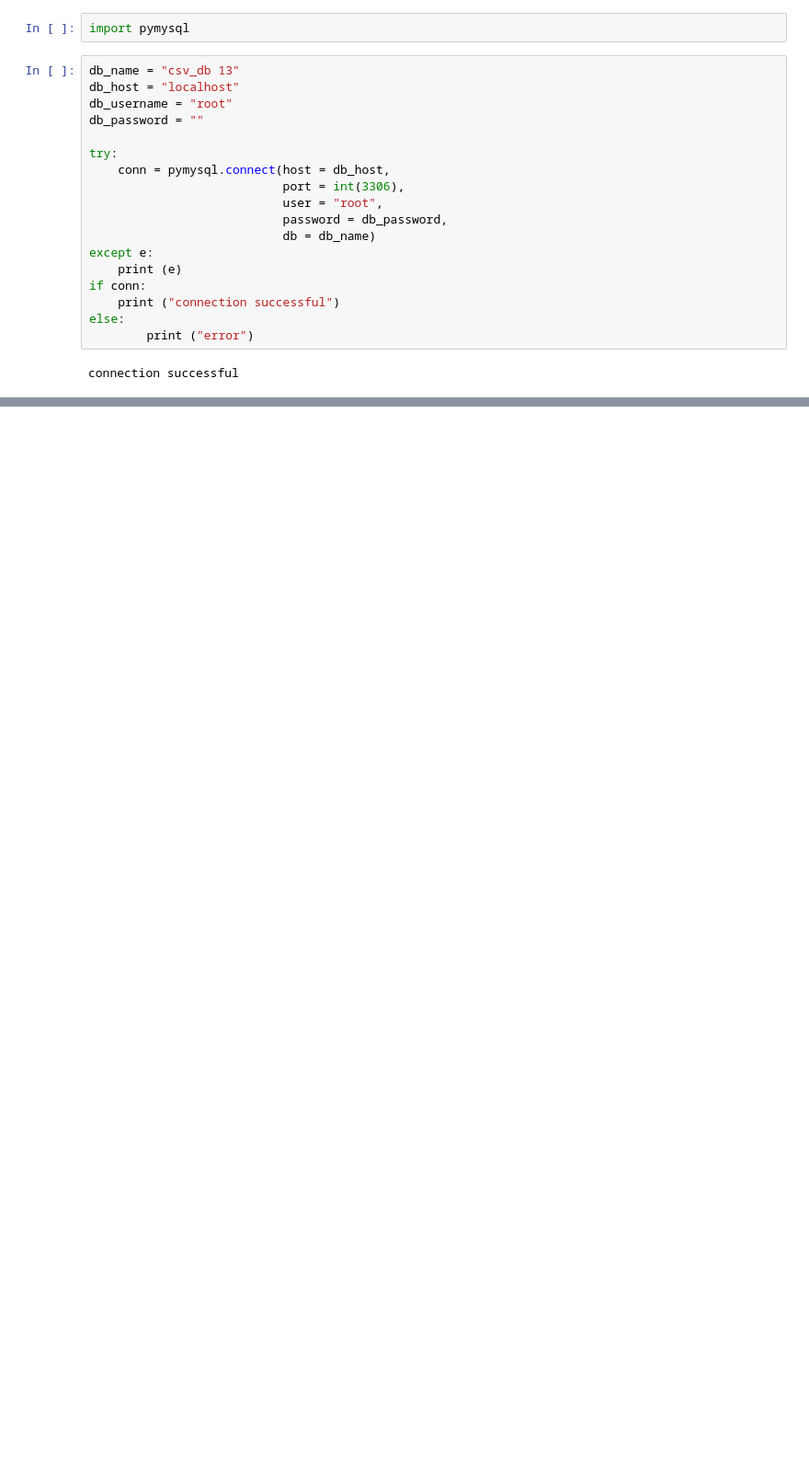
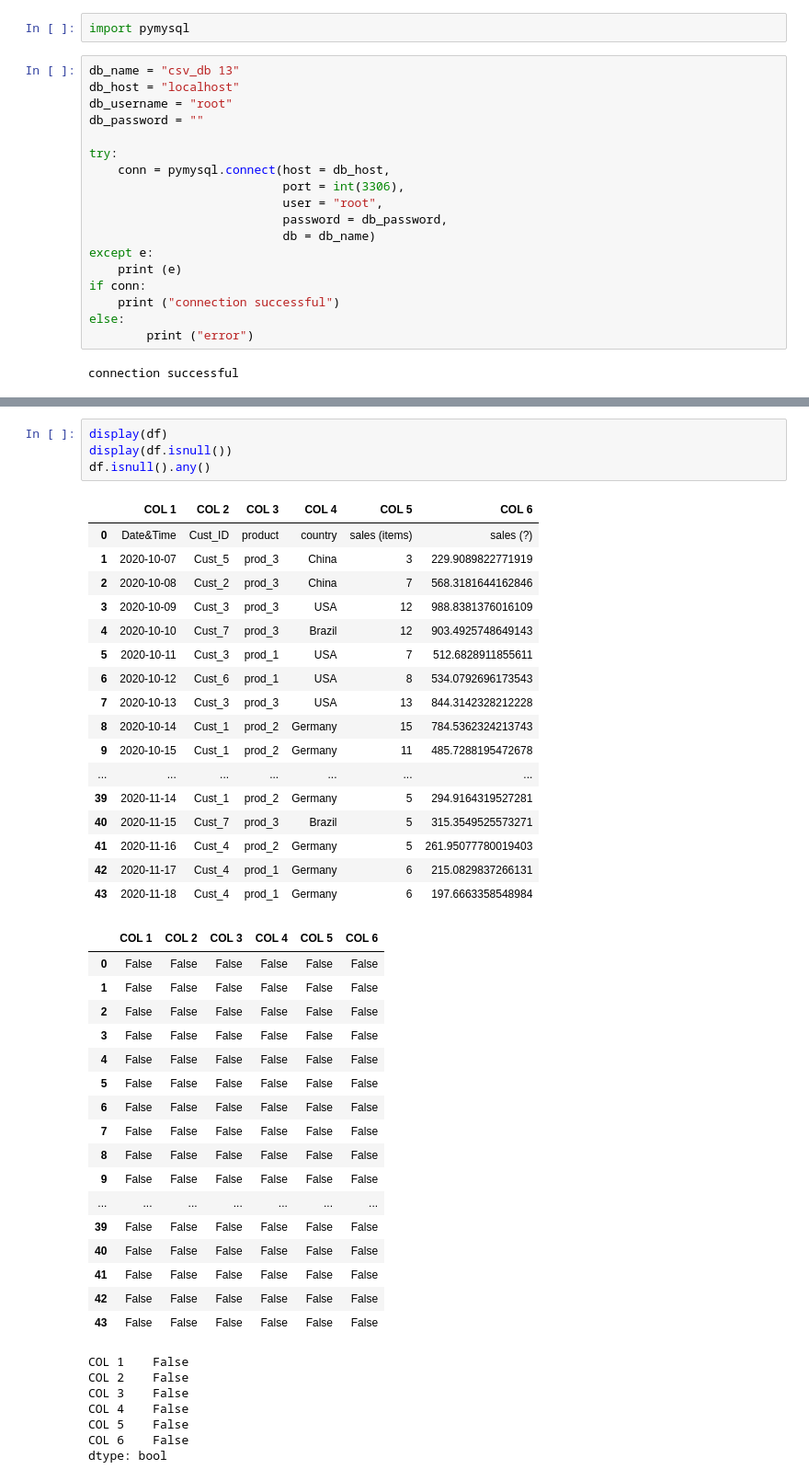
Before and after one commit to veniapputrii/Beginner, a Jupyter notebook: Accessing data to Visualization.ipynb, the cells around one changed output, grey strips where cells are left out. Shown at 92% size. Cells and saved outputs as stored; diff of their text form; blank space fills up the shorter version.

```diff
--- a/Accessing data to Visualization.ipynb
+++ b/Accessing data to Visualization.ipynb
@@ -90,0 +114,46 @@ df
+# %%
+display(df)
+display(df.isnull())
+df.isnull().any()
+# %% [output]
+|  | COL 1 | COL 2 | COL 3 | COL 4 | COL 5 | COL 6 |
+| 0 | Date&Time | Cust_ID | product | country | sales (items) | sales (?) |
+| 1 | 2020-10-07 | Cust_5 | prod_3 | China | 3 | 229.9089822771919 |
+| 2 | 2020-10-08 | Cust_2 | prod_3 | China | 7 | 568.3181644162846 |
+| 3 | 2020-10-09 | Cust_3 | prod_3 | USA | 12 | 988.8381376016109 |
+| 4 | 2020-10-10 | Cust_7 | prod_3 | Brazil | 12 | 903.4925748649143 |
+| 5 | 2020-10-11 | Cust_3 | prod_1 | USA | 7 | 512.6828911855611 |
+| 6 | 2020-10-12 | Cust_6 | prod_1 | USA | 8 | 534.0792696173543 |
+| 7 | 2020-10-13 | Cust_3 | prod_3 | USA | 13 | 844.3142328212228 |
+| 8 | 2020-10-14 | Cust_1 | prod_2 | Germany | 15 | 784.5362324213743 |
+| 9 | 2020-10-15 | Cust_1 | prod_2 | Germany | 11 | 485.7288195472678 |
+| ... | ... | ... | ... | ... | ... | ... |
+| 39 | 2020-11-14 | Cust_1 | prod_2 | Germany | 5 | 294.9164319527281 |
+| 40 | 2020-11-15 | Cust_7 | prod_3 | Brazil | 5 | 315.3549525573271 |
+| 41 | 2020-11-16 | Cust_4 | prod_2 | Germany | 5 | 261.95077780019403 |
+| 42 | 2020-11-17 | Cust_4 | prod_1 | Germany | 6 | 215.0829837266131 |
+| 43 | 2020-11-18 | Cust_4 | prod_1 | Germany | 6 | 197.6663358548984 |
+|  | COL 1 | COL 2 | COL 3 | COL 4 | COL 5 | COL 6 |
+| 0 | False | False | False | False | False | False |
+| 1 | False | False | False | False | False | False |
+| 2 | False | False | False | False | False | False |
+| 3 | False | False | False | False | False | False |
+| 4 | False | False | False | False | False | False |
+| 5 | False | False | False | False | False | False |
+| 6 | False | False | False | False | False | False |
+| 7 | False | False | False | False | False | False |
+| 8 | False | False | False | False | False | False |
+| 9 | False | False | False | False | False | False |
+| ... | ... | ... | ... | ... | ... | ... |
+| 39 | False | False | False | False | False | False |
+| 40 | False | False | False | False | False | False |
+| 41 | False | False | False | False | False | False |
+| 42 | False | False | False | False | False | False |
+| 43 | False | False | False | False | False | False |
+COL 1    False
+COL 2    False
+COL 3    False
+COL 4    False
+COL 5    False
+COL 6    False
+dtype: bool
```
Also changed, not shown: parts of 25 cells of this notebook.
